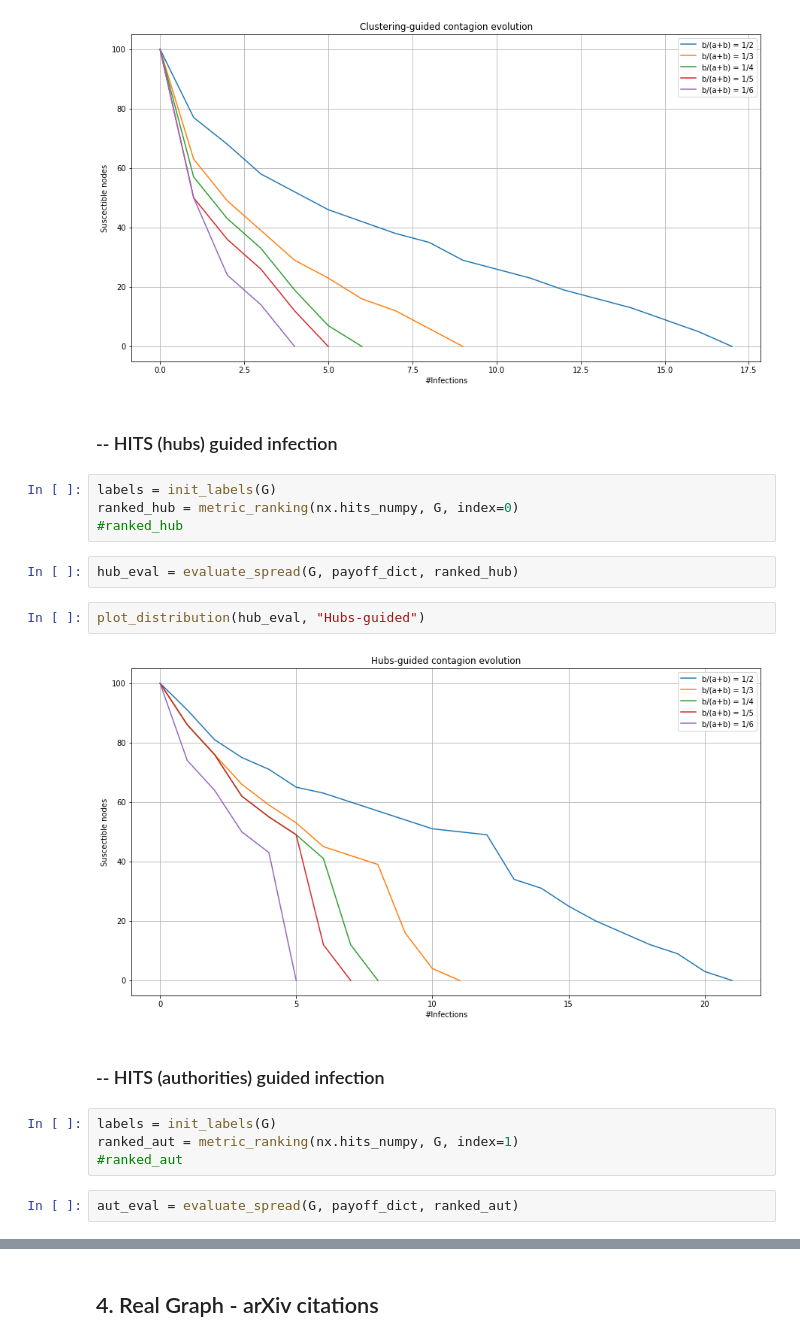
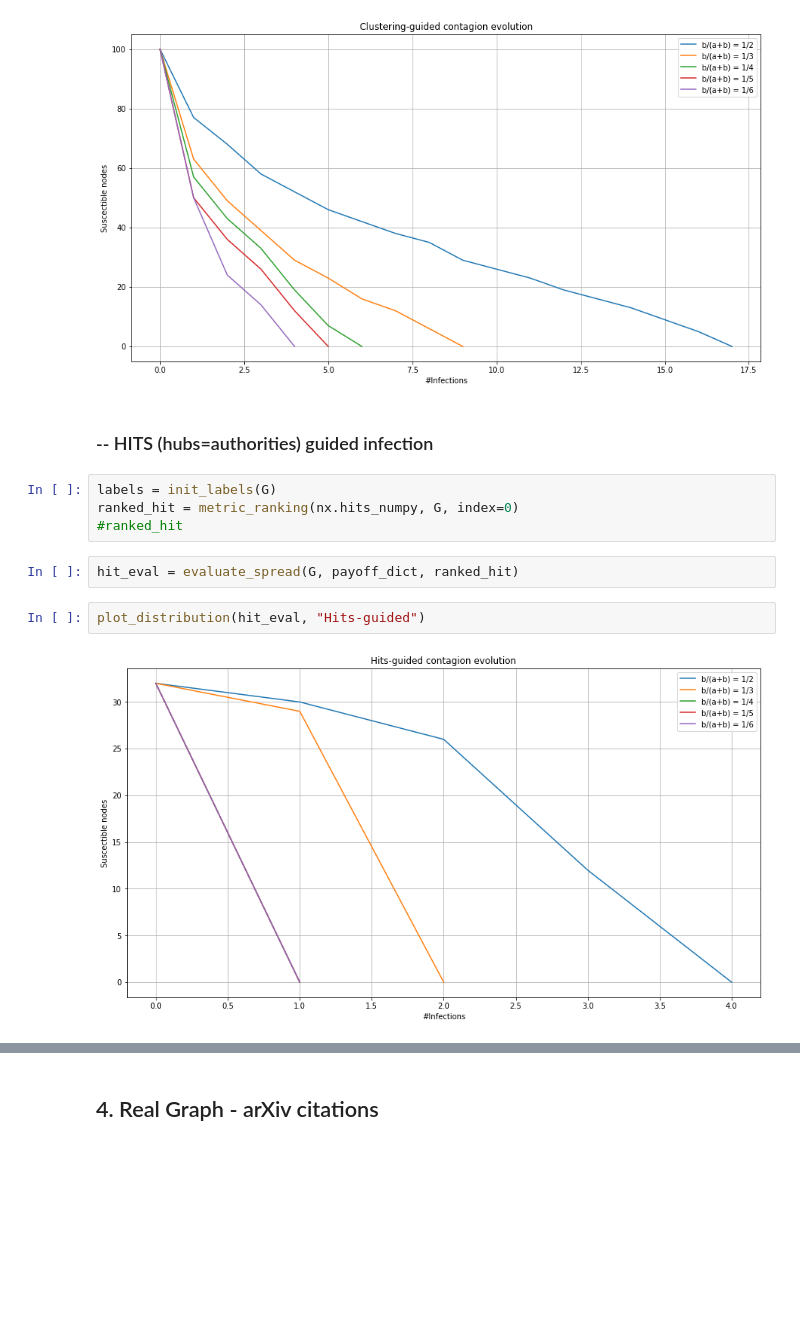
Before and after one commit to cantarinigiorgio/GraphAnalitycs, a Jupyter notebook: lab3/Third assignment.ipynb, the cells around one changed output, grey strips where cells are left out. Cells and saved outputs as stored; diff of their text form; blank space fills up the shorter version.

Commit message:
since it's an undirected graph, hits will now merge hubs and authorities in one view on lab3; initial work on lab4;

```diff
--- a/lab3/Third assignment.ipynb
+++ b/lab3/Third assignment.ipynb
@@ -699,22 +650,14 @@ plot_distribution(prk_eval, "Clustering-guided")
 # %% [output]
 [figure]
 # %% [markdown]
-### -- HITS (hubs) guided infection
+### -- HITS (hubs=authorities) guided infection
 # %%
 labels = init_labels(G)
-ranked_hub = metric_ranking(nx.hits_numpy, G, index=0)
-#ranked_hub
+ranked_hit = metric_ranking(nx.hits_numpy, G, index=0)
+#ranked_hit
 # %%
-hub_eval = evaluate_spread(G, payoff_dict, ranked_hub)
+hit_eval = evaluate_spread(G, payoff_dict, ranked_hit)
 # %%
-plot_distribution(hub_eval, "Hubs-guided")
+plot_distribution(hit_eval, "Hits-guided")
 # %% [output]
-[figure, old version]
+[figure, new version]
-# %% [markdown]
-### -- HITS (authorities) guided infection
-# %%
-labels = init_labels(G)
-ranked_aut = metric_ranking(nx.hits_numpy, G, index=1)
-#ranked_aut
-# %%
-aut_eval = evaluate_spread(G, payoff_dict, ranked_aut)
```
Also changed, not shown: parts of 45 cells of this notebook, 1 other file.
